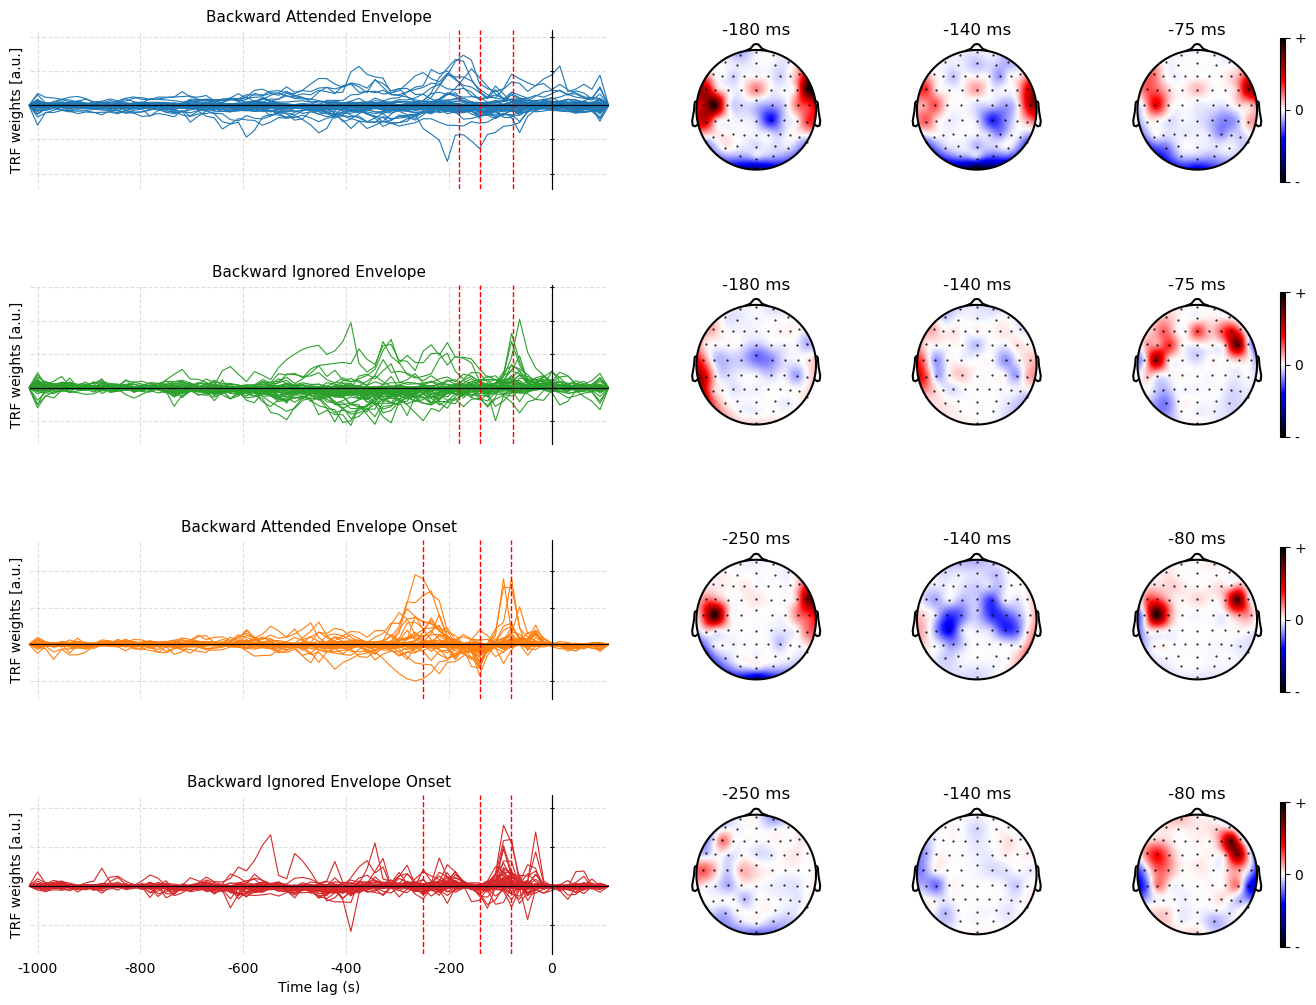
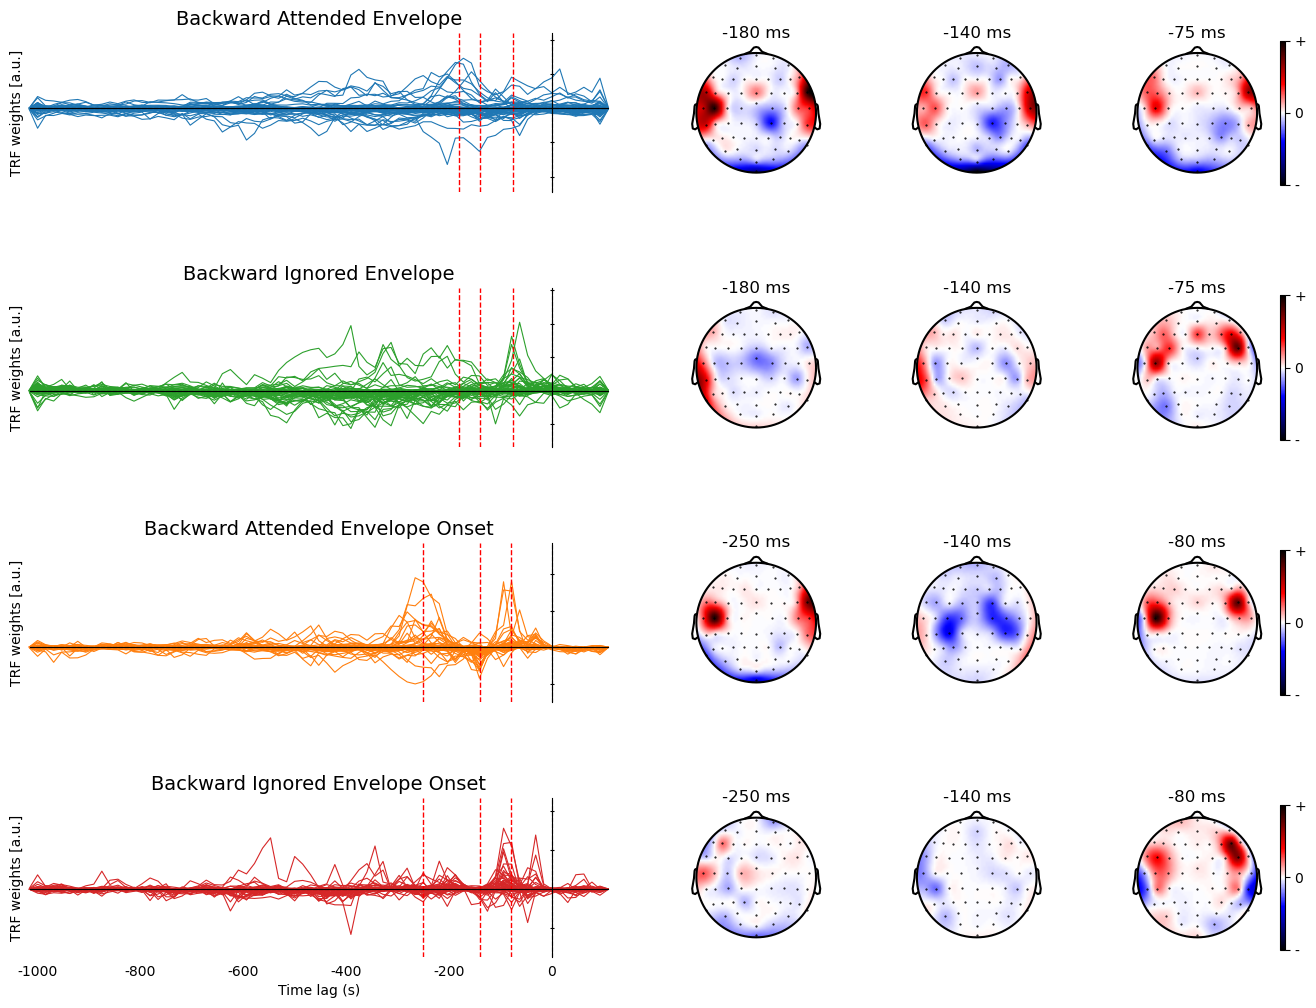
The change to this notebook cell's code, shown as a diff; its figure went from the first image to the second:
--- before
+++ after
@@ -47,6 +47,6 @@
     ax_trf.axhline(0, linestyle='--', color='black', linewidth=0.8)
     ax_trf.axvline(0, linestyle='--', color='black', linewidth=0.8)
-    ax_trf.grid(True, linestyle='--', alpha=0.4)
-    ax_trf.set_title(model_name.replace('_', ' ').title(), fontsize=11)
+    #ax_trf.grid(True, linestyle='--', alpha=0.4)
+    ax_trf.set_title(model_name.replace('_', ' ').title(), fontsize=14)
 
     # ======================
@@ -66,4 +66,4 @@
     plot_topo.plot_colorbar(right_of=topo_axes[-1], label='', label_rotation=90, ticks={trf_vmax:'+', -trf_vmax:'-', 0:'0'})
 
-fig.savefig(FUGLSANG_FIGURES_DIR / f'fuglsang-backward-trf.pdf', bbox_inches='tight')
+fig.savefig(FUGLSANG_FIGURES_DIR / f'fuglsang_backward_trfs.png', bbox_inches='tight')
 plt.show()

Commit: some stremlining of and update to FUGLSANG trial based AAD plot